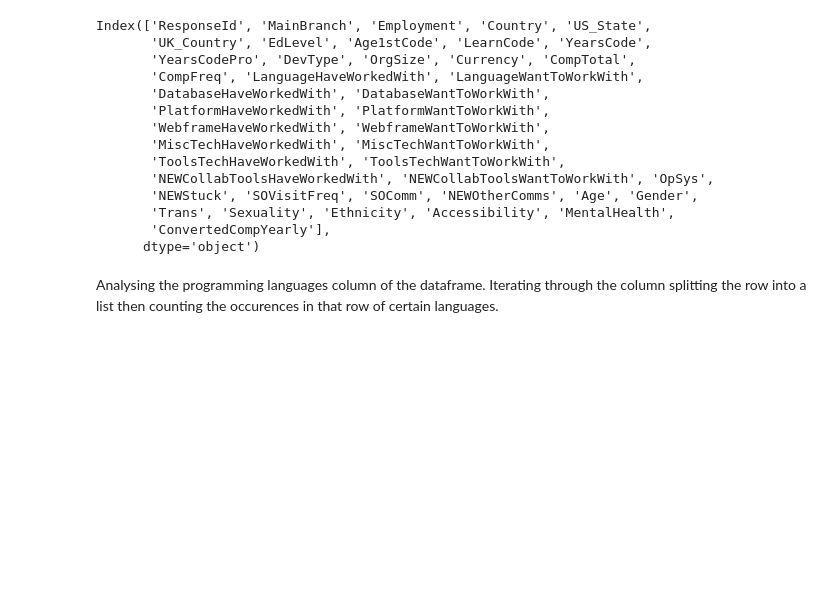
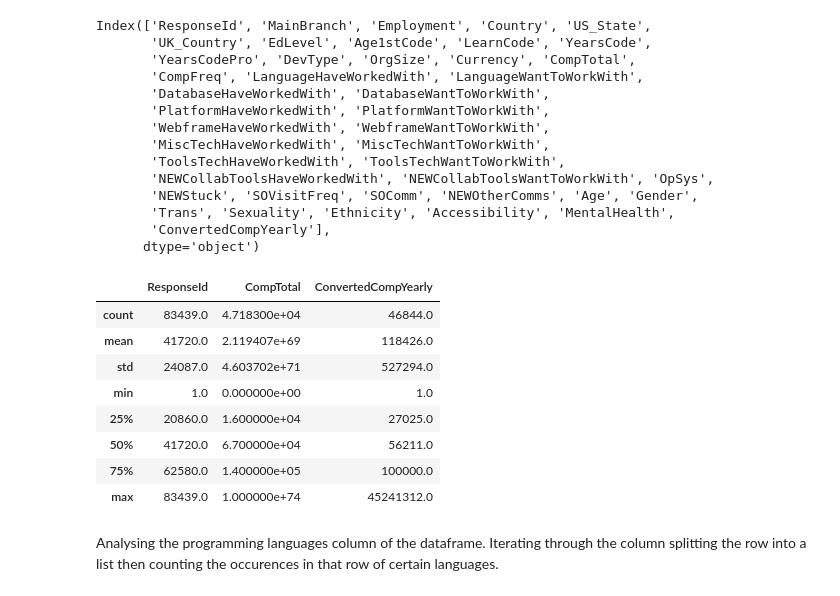
Before and after one commit to data301-2021-winter1/project-group13-project, a Jupyter notebook: notebooks/analysis1.ipynb, the cells around one changed output. Drawn from its saved outputs; the diff is of its cells as text; code cells hidden in the pictures; blank space fills up the shorter version.

```diff
--- a/notebooks/analysis1.ipynb
+++ b/notebooks/analysis1.ipynb
@@ -162,7 +175,17 @@ Index(['ResponseId', 'MainBranch', 'Employment', 'Country', 'US_State',
        'ConvertedCompYearly'],
       dtype='object')
 # %%
-df.describe().round()
+df_cleaned.describe().round()
+# %% [output]
+|  | ResponseId | CompTotal | ConvertedCompYearly |
+| count | 83439.0 | 4.718300e+04 | 46844.0 |
+| mean | 41720.0 | 2.119407e+69 | 118426.0 |
+| std | 24087.0 | 4.603702e+71 | 527294.0 |
+| min | 1.0 | 0.000000e+00 | 1.0 |
+| 25% | 20860.0 | 1.600000e+04 | 27025.0 |
+| 50% | 41720.0 | 6.700000e+04 | 56211.0 |
+| 75% | 62580.0 | 1.400000e+05 | 100000.0 |
+| max | 83439.0 | 1.000000e+74 | 45241312.0 |
 # %% [markdown]
 Analysing the programming languages column of the dataframe. Iterating through the column splitting the row into a list then counting the occurences in that row of certain languages.
 # %%
```
Also changed, not shown: parts of 6 cells of this notebook, 1 other file.
